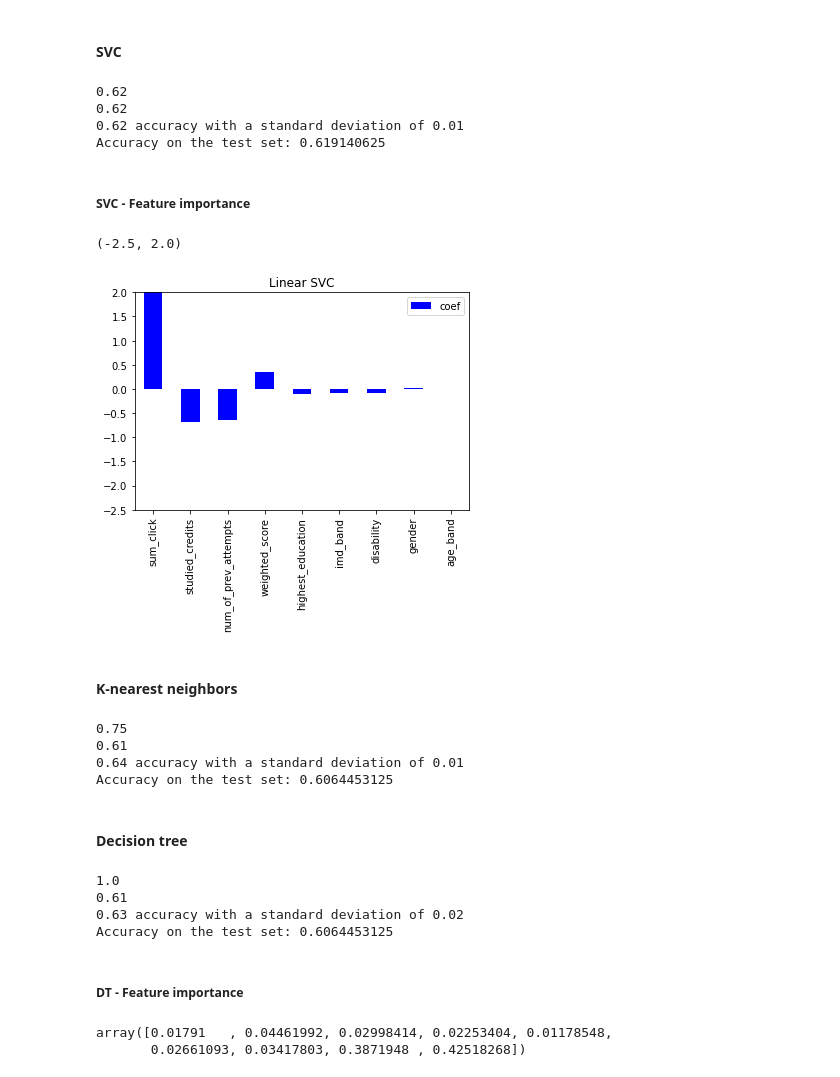
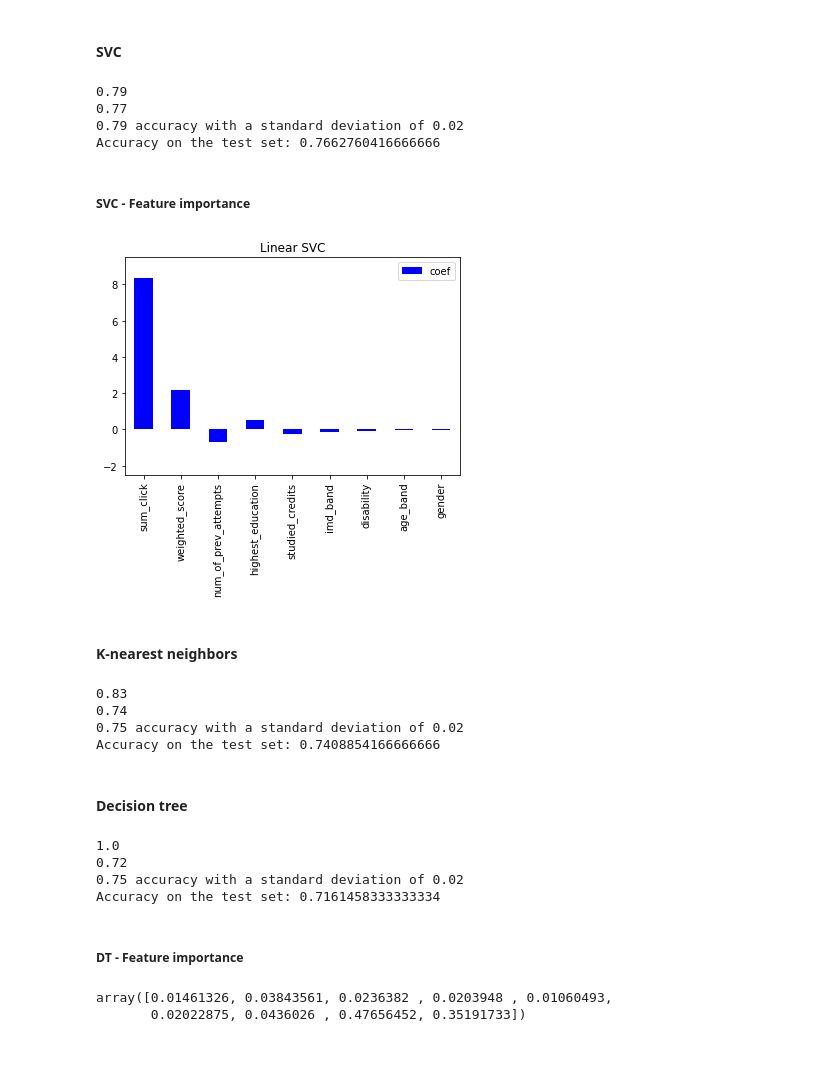
Before and after one commit to melinaverger/MADD, a Jupyter notebook: experiment1.ipynb, the cells around one changed output. Cells and saved outputs as stored; diff of their text form; code cells hidden in the pictures.

```diff
--- a/experiment1.ipynb
+++ b/experiment1.ipynb
@@ -37,3 +40,6 @@ import matplotlib.pyplot as plt
+# %%
+SPLIT = "7030"  # "8020"
+DATA = "stAll"  # "stInfo"
 # %% [markdown]
 ## Reduced data set
 # %%
@@ -61,8 +68,8 @@ studentAll_num_scaled_reduced.shape
 # %% [output]
 (5118, 34)
 # %%
-studentAll_num_scaled_reduced = studentAll_num_scaled_reduced[["gender", "highest_education", "imd_band", "age_band",  "disability", "num_of_prev_attempts",
-"studied_credits", "sum_click", "weighted_score", "final_result"]]
+studentAll_num_scaled_reduced = studentAll_num_scaled_reduced[["gender", "highest_education", "imd_band", "age_band",  "disability", "num_of_prev_attempts", "studied_credits", "sum_click", "weighted_score", "final_result"]]
+# studentAll_num_scaled_reduced = studentAll_num_scaled_reduced[["gender", "highest_education", "imd_band", "age_band",  "disability", "num_of_prev_attempts", "studied_credits", "final_result"]]
 # %%
 studentAll_num_scaled_reduced.shape
 # %% [output]
@@ -103,5 +110,5 @@ round(y.value_counts()[1] / (y.value_counts()[1] + y.value_counts()[0]) * 100, 2
 # %% [markdown]
 ### Train-test split
 # %%
-X_train, X_test, y_train, y_test = train_test_split(X, y, test_size=0.20, random_state=0, stratify=y, shuffle=True)
+X_train, X_test, y_train, y_test = train_test_split(X, y, test_size=0.30, random_state=0, stratify=y, shuffle=True)
 # %%
@@ -190,7 +199,7 @@ plt.ylim((-2.5,2))
 #### SVC
 # %%
 clf_svc.fit(X_train, y_train)
-pickle.dump(clf_svc, open("./models/clf_svc", "wb"))
+pickle.dump(clf_svc, open("./models/" + DATA + "_" + SPLIT + "_clf_svc", "wb"))
 print(round(clf_svc.score(X_train, y_train), 2))
 print(round(clf_svc.score(X_test, y_test), 2))
 
@@ -199,24 +208,26 @@ print("%0.2f accuracy with a standard deviation of %0.2f" % (scores_train.mean()
 
 print(f"Accuracy on the test set: {accuracy_score(y_test, clf_svc.predict(X_test))}")
 # %% [output]
-0.62
-0.62
-0.62 accuracy with a standard deviation of 0.01
-Accuracy on the test set: 0.619140625
+0.79
+0.77
+0.79 accuracy with a standard deviation of 0.02
+Accuracy on the test set: 0.7662760416666666
 # %% [markdown]
 ##### SVC - Feature importance
 # %%
 pd.DataFrame(clf_svc.coef_, columns=X_train.columns, index=["coef"]).T.sort_values(by='coef', axis=0, ascending=False, key=abs).plot.bar(color='b')
 plt.title("Linear SVC")
-plt.ylim((-2.5,2))
+if DATA == "stInfo":
+    plt.ylim((-2.5,2))
+else:
+    plt.ylim((-2.5,9.5))
 # %% [output]
-(-2.5, 2.0)
-[figure, old version]
+[figure, new version]
 # %% [markdown]
 #### K-nearest neighbors
 # %%
 clf_knearest.fit(X_train, y_train)
-pickle.dump(clf_knearest, open("./models/clf_knearest", "wb"))
+pickle.dump(clf_knearest, open("./models/" + DATA + "_" + SPLIT + "_clf_knearest", "wb"))
 print(round(clf_knearest.score(X_train, y_train), 2))
 print(round(clf_knearest.score(X_test, y_test), 2))
 
@@ -225,15 +236,15 @@ print("%0.2f accuracy with a standard deviation of %0.2f" % (scores_train.mean()
 
 print(f"Accuracy on the test set: {accuracy_score(y_test, clf_knearest.predict(X_test))}")
 # %% [output]
-0.75
-0.61
-0.64 accuracy with a standard deviation of 0.01
-Accuracy on the test set: 0.6064453125
+0.83
+0.74
+0.75 accuracy with a standard deviation of 0.02
+Accuracy on the test set: 0.7408854166666666
 # %% [markdown]
 #### Decision tree
 # %%
 clf_dt.fit(X_train, y_train)
-pickle.dump(clf_dt, open("./models/clf_dt", "wb"))
+pickle.dump(clf_dt, open("./models/" + DATA + "_" + SPLIT + "_clf_dt", "wb"))
 print(round(clf_dt.score(X_train, y_train), 2))
 print(round(clf_dt.score(X_test, y_test), 2))
 
@@ -243,16 +254,16 @@ print("%0.2f accuracy with a standard deviation of %0.2f" % (scores_train.mean()
 print(f"Accuracy on the test set: {accuracy_score(y_test, clf_dt.predict(X_test))}")
 # %% [output]
 1.0
-0.61
-0.63 accuracy with a standard deviation of 0.02
-Accuracy on the test set: 0.6064453125
+0.72
+0.75 accuracy with a standard deviation of 0.02
+Accuracy on the test set: 0.7161458333333334
 # %% [markdown]
 ##### DT - Feature importance
 # %%
 clf_dt.feature_importances_
 # %% [output]
-array([0.01791   , 0.04461992, 0.02998414, 0.02253404, 0.01178548,
-       0.02661093, 0.03417803, 0.3871948 , 0.42518268])
+array([0.01461326, 0.03843561, 0.0236382 , 0.0203948 , 0.01060493,
+       0.02022875, 0.0436026 , 0.47656452, 0.35191733])
 # %%
 pd.DataFrame(clf_dt.feature_importances_, index=X_train.columns, columns=["coef"])
 # %% [output]
```
Also changed, not shown: parts of 13 cells of this notebook, 32 other files.
